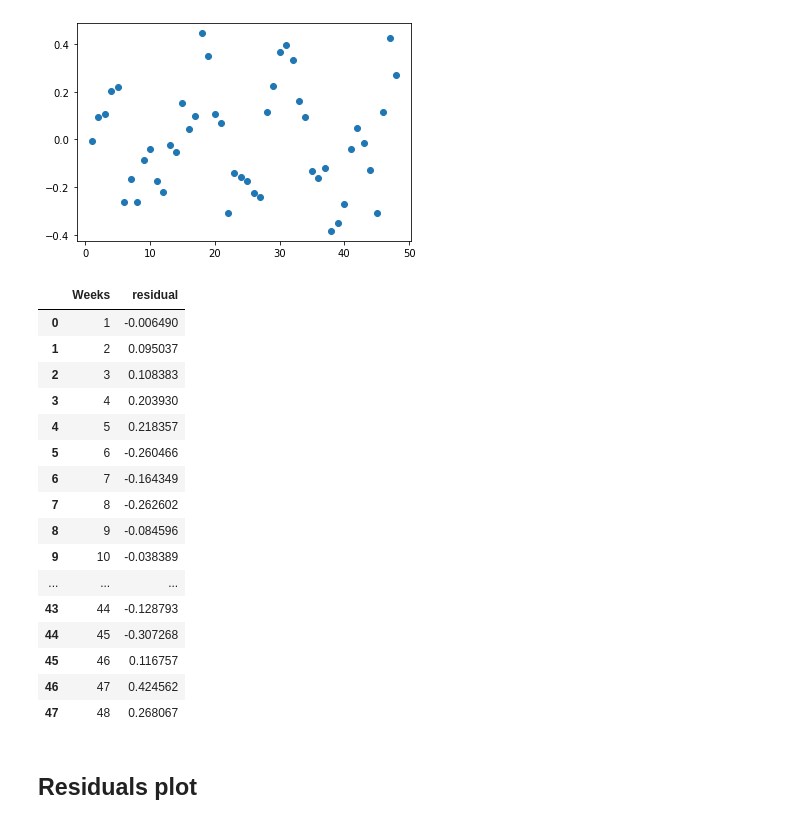
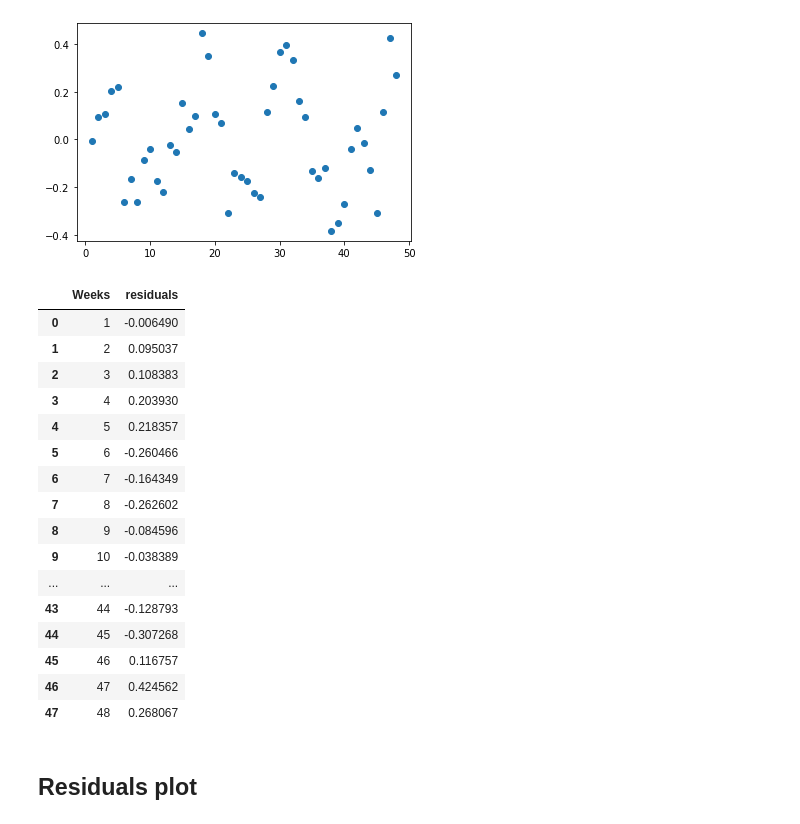
Before and after one commit to xboard/xboard.github.io, a Jupyter notebook: assets/data/its/ITS in python3.ipynb, the cells around one changed output. Saved outputs shown, nothing was run; the diff lists cells and outputs as text; code cells hidden in the pictures.

```diff
--- a/assets/data/its/ITS in python3.ipynb
+++ b/assets/data/its/ITS in python3.ipynb
@@ -54,10 +54,10 @@ plt.scatter(df["T"], df.Y - res.fittedvalues)
 <matplotlib.collections.PathCollection at 0x...>
 [figure]
 # %%
-res_df = pd.DataFrame({"Weeks": df["T"], "residual": df.Y - res.fittedvalues})
+res_df = pd.DataFrame({"Weeks": df["T"], "residuals": df.Y - res.fittedvalues})
 res_df
 # %% [output]
-|  | Weeks | residual |
+|  | Weeks | residuals |
 | 0 | 1 | -0.006490 |
 | 1 | 2 | 0.095037 |
 | 2 | 3 | 0.108383 |
```
Also changed, not shown: parts of 8 cells of this notebook, 11 other files.
